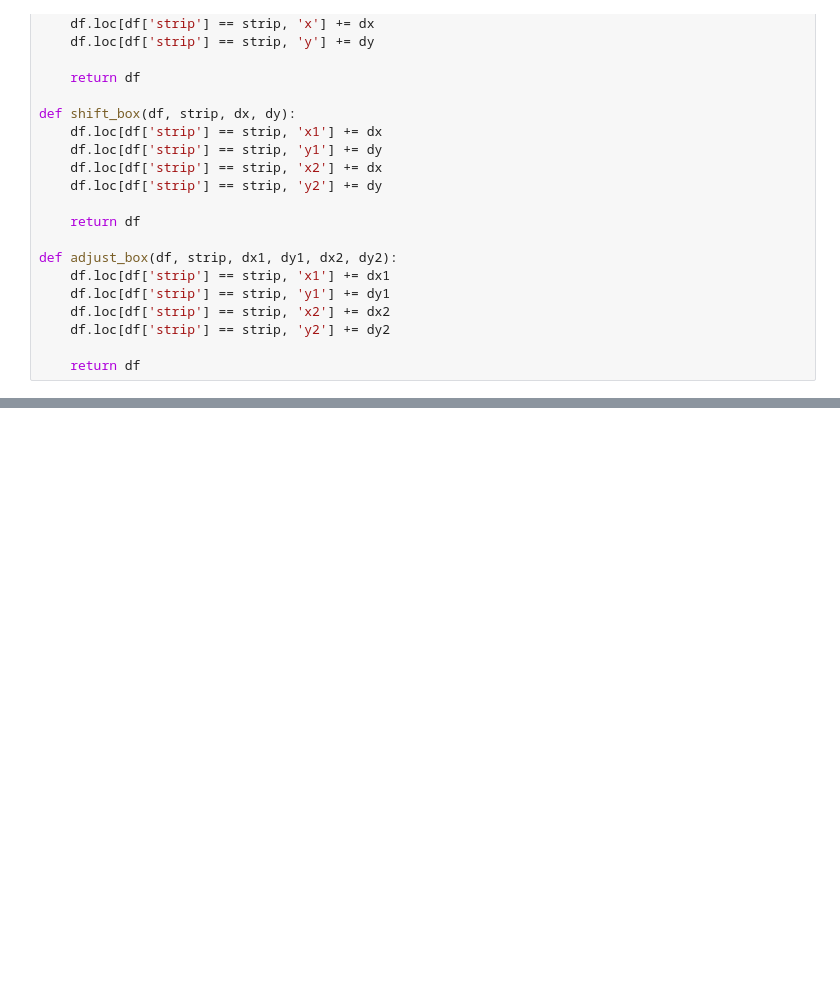
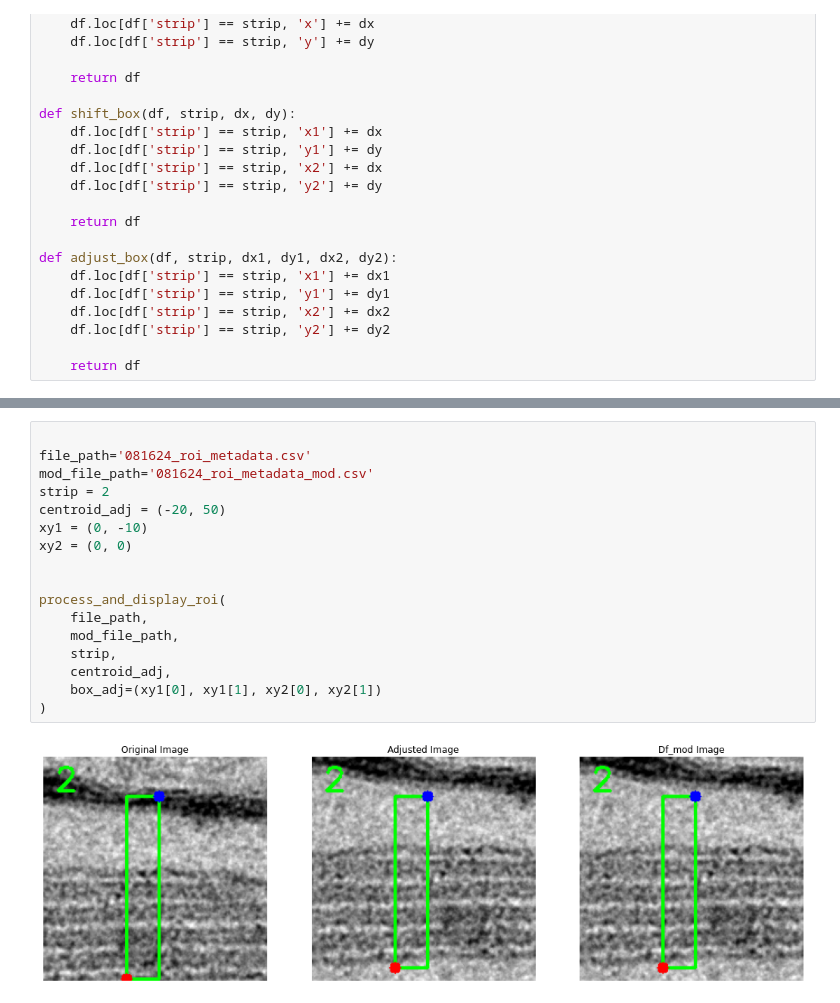
Before and after one commit to fieryWalrus1002/gapfinder_images, a Jupyter notebook: 7_a_fix_weird_roi.ipynb, the cells around one changed output, grey strips where cells are left out. Saved outputs shown, nothing was run; the diff lists cells and outputs as text; blank space fills up the shorter version.

```diff
--- a/7_a_fix_weird_roi.ipynb
+++ b/7_a_fix_weird_roi.ipynb
@@ -139,0 +229,19 @@ df2.to_csv('081624_roi_metadata_mod.csv', index=False)
+# %%
+
+file_path='081624_roi_metadata.csv'
+mod_file_path='081624_roi_metadata_mod.csv'
+strip = 2
+centroid_adj = (-20, 50)
+xy1 = (0, -10)
+xy2 = (0, 0)
+
+
+process_and_display_roi(
+    file_path,
+    mod_file_path,
+    strip,
+    centroid_adj,
+    box_adj=(xy1[0], xy1[1], xy2[0], xy2[1])
+)
+# %% [output]
+[figure, added]
```
Also changed, not shown: parts of 3 cells of this notebook, 1 other file.
